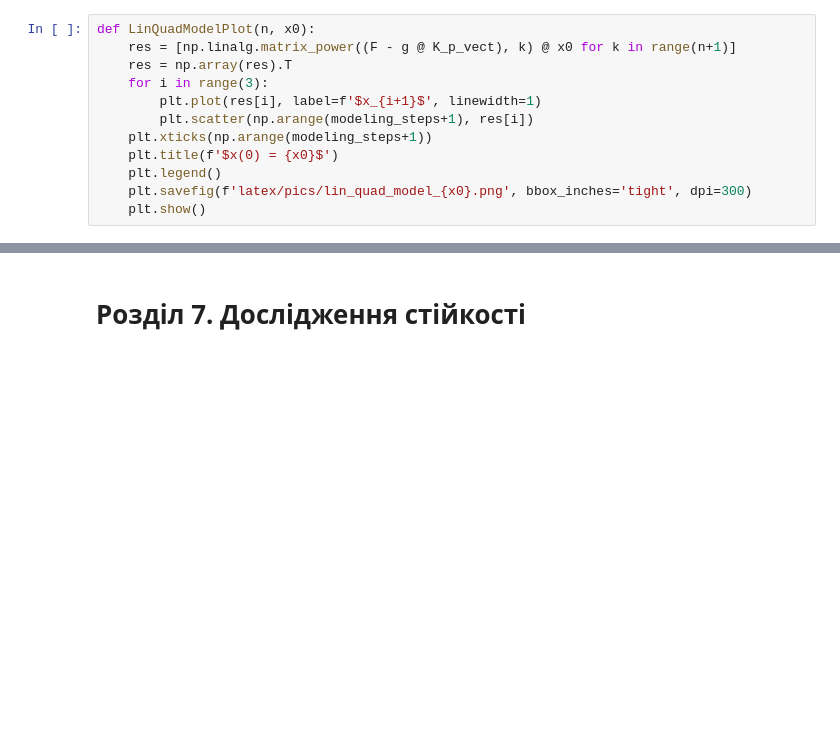
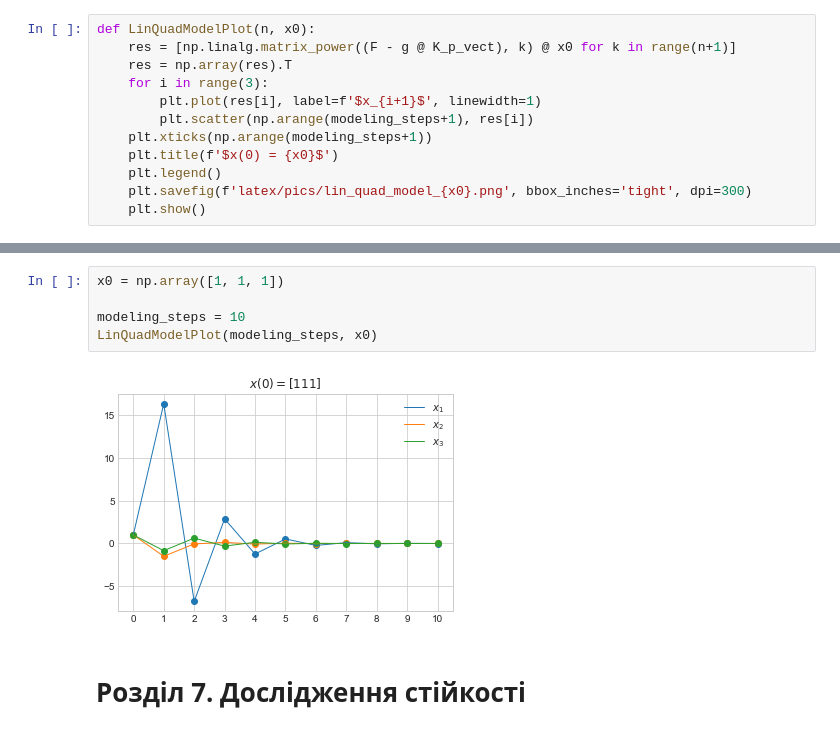
Before and after one commit to Yalikesifulei/iasa_control_theory_coursework, a Jupyter notebook: help.ipynb, the cells around one changed output, grey strips where cells are left out. Cells and saved outputs as stored; diff of their text form; blank space fills up the shorter version.

```diff
--- a/help.ipynb
+++ b/help.ipynb
@@ -880,3 +920,10 @@ LinQuadModelPlot(modeling_steps, x0)
+# %%
+x0 = np.array([1, 1, 1])
+
+modeling_steps = 10
+LinQuadModelPlot(modeling_steps, x0)
+# %% [output]
+[figure, added]
 # %% [markdown]
 # Розділ 7. Дослідження стійкості
 # %% [markdown]
```
Also changed, not shown: parts of 30 cells of this notebook, 7 other files.
